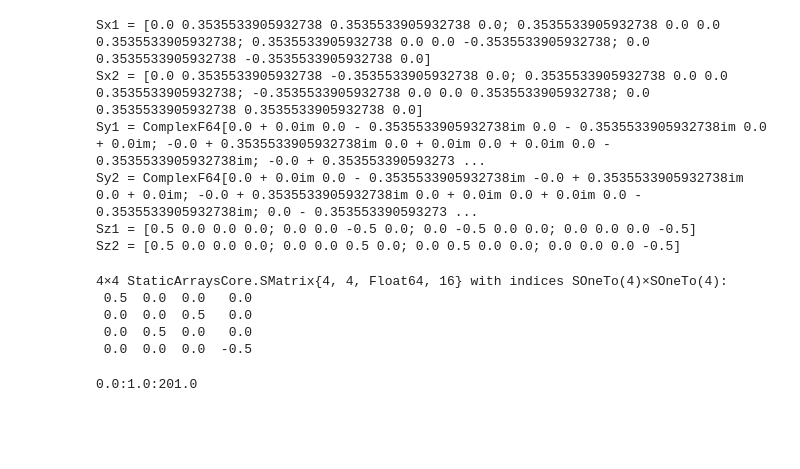
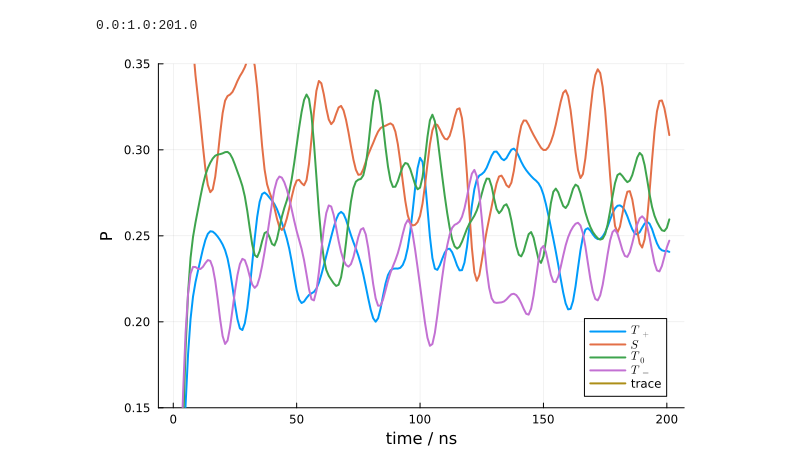
Before and after one commit to KenHino/ElectronSpinDynamics.jl, a Jupyter notebook: example/tutorial.ipynb, the cells around one changed output. Saved outputs shown, nothing was run; the diff lists cells and outputs as text; code cells hidden in the pictures; blank space fills up the shorter version.

```diff
--- a/example/tutorial.ipynb
+++ b/example/tutorial.ipynb
@@ -27,36 +25,20 @@ SimParams(ElectronSpinDynamics.SimParamModule.SW, [0.05], 201.0, 0x00000000000f4
-# %%
-@show Sx1
-@show Sx2
-@show Sy1
-@show Sy2
-@show Sz1
-@show Sz2
-# %% [output]
-Sx1 = [0.0 0.3535533905932738 0.3535533905932738 0.0; 0.3535533905932738 0.0 0.0 0.3535533905932738; 0.3535533905932738 0.0 0.0 -0.3535533905932738; 0.0 0.3535533905932738 -0.3535533905932738 0.0]
-Sx2 = [0.0 0.3535533905932738 -0.3535533905932738 0.0; 0.3535533905932738 0.0 0.0 0.3535533905932738; -0.3535533905932738 0.0 0.0 0.3535533905932738; 0.0 0.3535533905932738 0.3535533905932738 0.0]
-Sy1 = ComplexF64[0.0 + 0.0im 0.0 - 0.3535533905932738im 0.0 - 0.3535533905932738im 0.0 + 0.0im; -0.0 + 0.3535533905932738im 0.0 + 0.0im 0.0 + 0.0im 0.0 - 0.3535533905932738im; -0.0 + 0.353553390593273 ...
-Sy2 = ComplexF64[0.0 + 0.0im 0.0 - 0.3535533905932738im -0.0 + 0.3535533905932738im 0.0 + 0.0im; -0.0 + 0.3535533905932738im 0.0 + 0.0im 0.0 + 0.0im 0.0 - 0.3535533905932738im; 0.0 - 0.353553390593273 ...
-Sz1 = [0.5 0.0 0.0 0.0; 0.0 0.0 -0.5 0.0; 0.0 -0.5 0.0 0.0; 0.0 0.0 0.0 -0.5]
-Sz2 = [0.5 0.0 0.0 0.0; 0.0 0.0 0.5 0.0; 0.0 0.5 0.0 0.0; 0.0 0.0 0.0 -0.5]
-4×4 StaticArraysCore.SMatrix{4, 4, Float64, 16} with indices SOneTo(4)×SOneTo(4):
- 0.5  0.0  0.0   0.0
- 0.0  0.0  0.5   0.0
- 0.0  0.5  0.0   0.0
- 0.0  0.0  0.0  -0.5
 # %%
 time_ns = 0:simparams.dt:simparams.simulation_time
 # %% [output]
 0.0:1.0:201.0
 # %%
-results = SW(sys, mol1, mol2, simparams)
+results = SC(sys, mol1, mol2, simparams)
 B0 = 0.05
 tp = results[B0]["T+"]
 t0 = results[B0]["T0"]
 s = results[B0]["S"]
 tm = results[B0]["T-"]
 # %%
-plot(time_ns, tp, label=L"$T_+$", lw=2)
-plot!(time_ns, s, xlabel="time / ns", ylabel="P", label=L"$S$", lw=2)
-plot!(time_ns, t0, label=L"$T_0$", lw=2)
-plot!(time_ns, tm, label=L"$T_-$", lw=2)
-plot!(time_ns, s+tp+tm+t0, label="trace", lw=2, ylims=(0.15, 0.35))
+plt = plot(time_ns, tp, label=L"$T_+$", lw=2)
+plot!(plt, time_ns, s, xlabel="time / ns", ylabel="P", label=L"$S$", lw=2)
+plot!(plt, time_ns, t0, label=L"$T_0$", lw=2)
+plot!(plt, time_ns, tm, label=L"$T_-$", lw=2)
+plot!(plt, time_ns, s+tp+tm+t0, label="trace", lw=2, ylims=(0.15, 0.35))
+display(plt)
+# %% [output]
+[figure, added]
```
Also changed, not shown: parts of 5 cells of this notebook, 9 other files.
